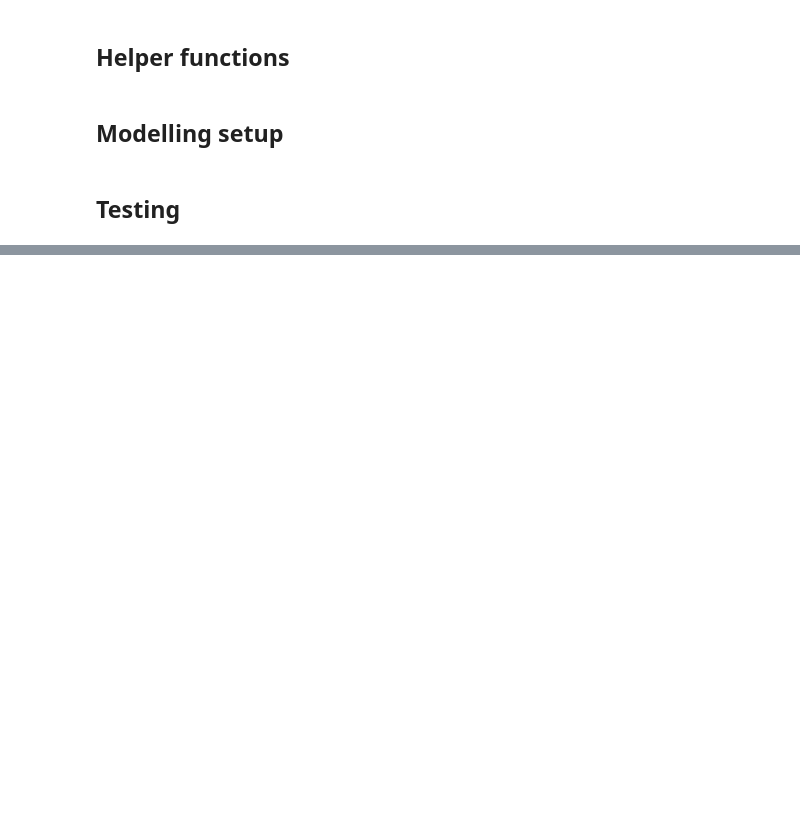
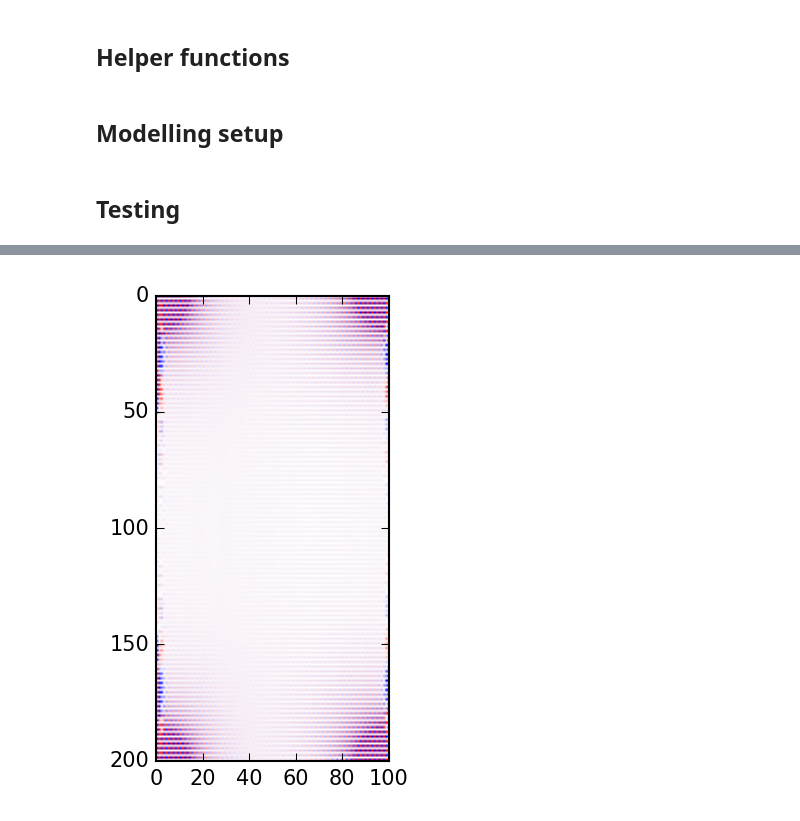
Before and after one commit to uwoseis/anemoi, a Jupyter notebook: notebooks/Testing Environment for Time Domain Functions.ipynb, the cells around one changed output, grey strips where cells are left out. Drawn from its saved outputs; the diff is of its cells as text; code cells hidden in the pictures; blank space fills up the shorter version.

```diff
--- a/notebooks/Testing Environment for Time Domain Functions.ipynb
+++ b/notebooks/Testing Environment for Time Domain Functions.ipynb
@@ -139,0 +178,45 @@ T = time(systemConfig)
+# %%
+uP = np.zeros((nf,nz,nx),dtype=np.complex128)
+for i in range(1,len(freqRange)):
+
+    systemConfig['freq'] = freqRange[i-1]
+    Ainv = Eurus(systemConfig)
+    src = Source(systemConfig)
+    q = src(50,100)
+
+    uP[i-1] = (Ainv* (q * (-1 * freqSource[i])))[:nx*nz].reshape((nz,nx))
+# %%
+
+uT = np.zeros((nTSamp,nz*nx),dtype=np.complex128)
+uP_conj = uP.conjugate()
+uT = np.fft.ifft(uP_conj.reshape(-1,nz*nx))
+#ut  = uT.reshape(-1,nz,xz)
+# %%
+clip = 2e-2
+fig  = plt.figure()
+#ax = fig.add_subplot(1,1,1, aspect=1)
+plotopts = {
+    'extent':   [0, nx*dx, nz*dz, 0],
+    'cmap':     cm.bwr,
+    'vmin':     -clip,
+    'vmax':     clip,
+}
+im   = plt.imshow(uT[0].reshape((nz,nx)).real, **plotopts)
+#im   = plt.imshow(uT[0].reshape((nz,nx)).real)
+
+def updatefig(j):
+
+    im.set_array(uT[j].reshape((nz,nx)).real)
+    return im,
+
+ani = animation.FuncAnimation(fig, updatefig)
+#fig = plt.figure(figsize=(8,6), dpi=160)
+#ani.save()
+
+#plt.imshow(uT[200].reshape((nz,nx)).real, **plotopts)
+#plt.title('Real Wavefield')
+#plt.xlabel('X')
+#plt.ylabel('Z')
+plt.show()
+# %% [output]
+[figure, added]
```
Also changed, not shown: parts of 10 cells of this notebook.
